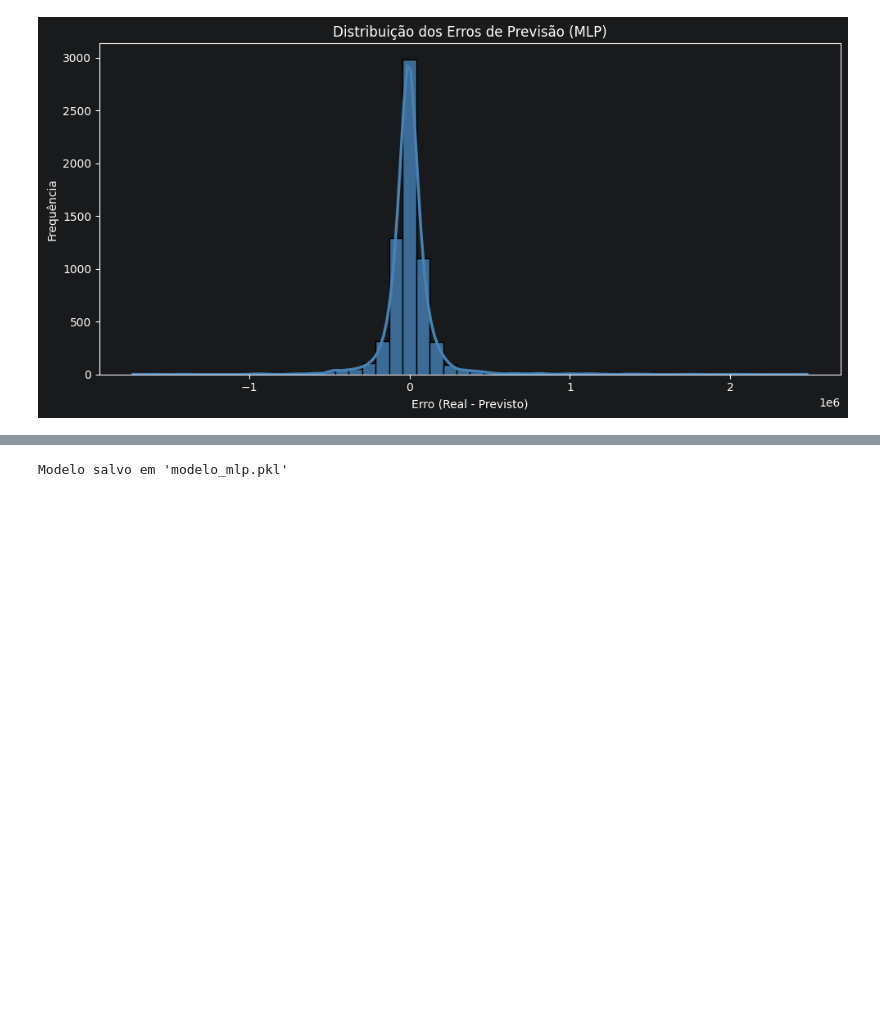
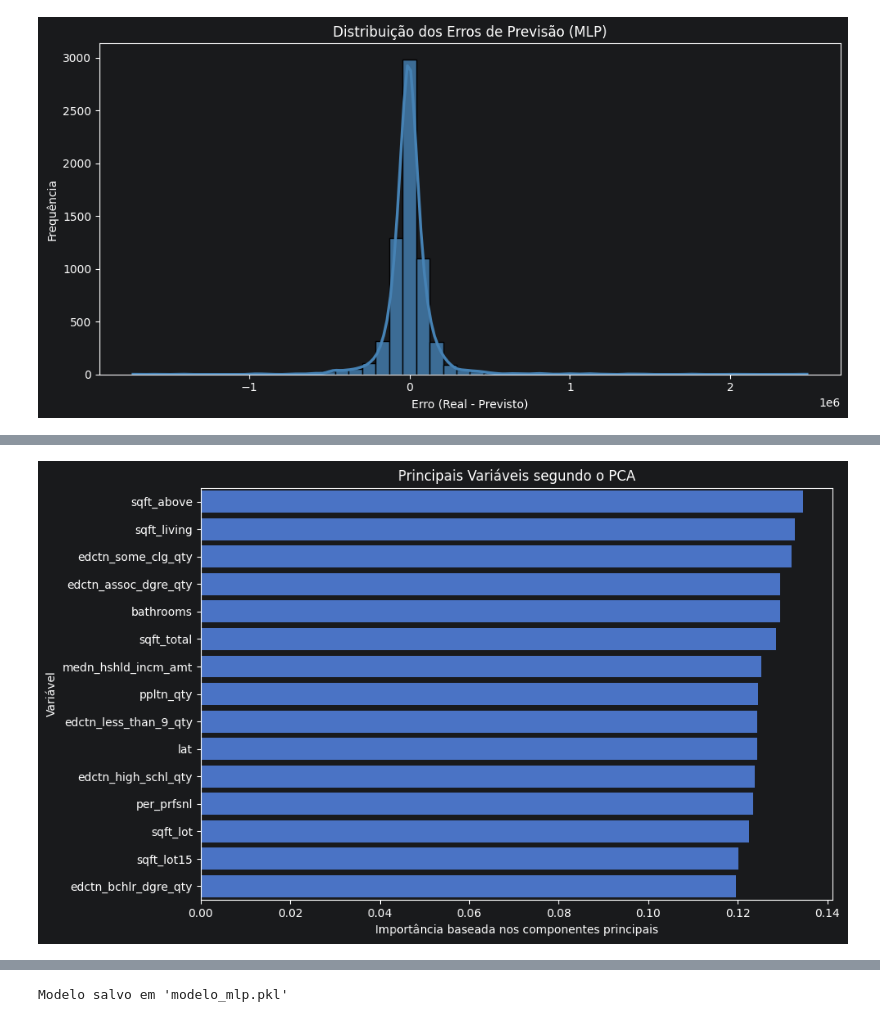
Before and after one commit to jaumg2004/Atividade-Extra-NP1, a Jupyter notebook: AtividadeExtraNP1/Exercicio.ipynb, the cells around one changed output, grey strips where cells are left out. Cells and saved outputs as stored; diff of their text form; code cells hidden in the pictures; blank space fills up the shorter version.

```diff
--- a/AtividadeExtraNP1/Exercicio.ipynb
+++ b/AtividadeExtraNP1/Exercicio.ipynb
@@ -683,3 +729,20 @@ plt.show()
+# %%
+plt.figure(figsize=(10, 6))
+
+sns.barplot(
+    data=importancia_pca_df.head(15),
+    x="Importancia_PCA",
+    y="Feature"
+)
+
+plt.title("Principais Variáveis segundo o PCA")
+plt.xlabel("Importância baseada nos componentes principais")
+plt.ylabel("Variável")
+plt.tight_layout()
+plt.savefig('imagens/pca_variancia.png')
+plt.show()
+# %% [output]
+[figure, added]
 # %% [markdown]
 ## Análise das features mais relevantes
 
```
Also changed, not shown: parts of 6 cells of this notebook, 3 other files.
